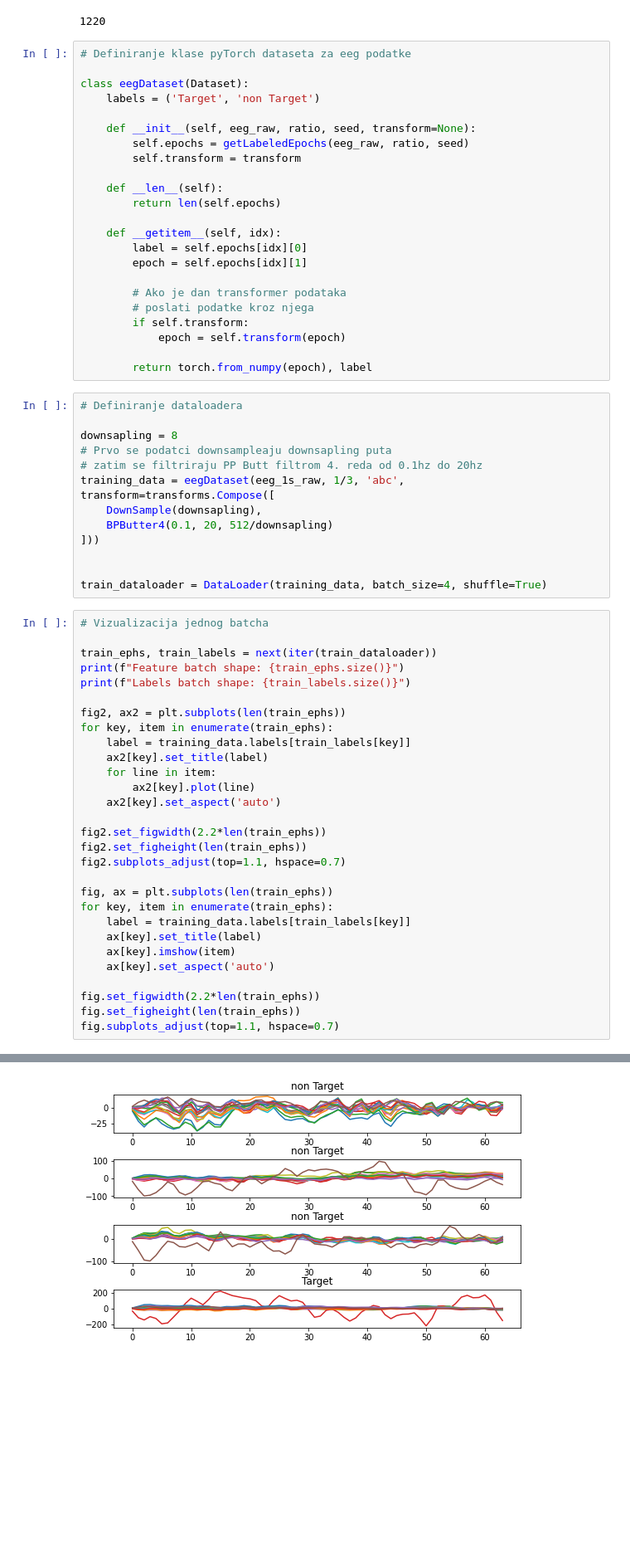
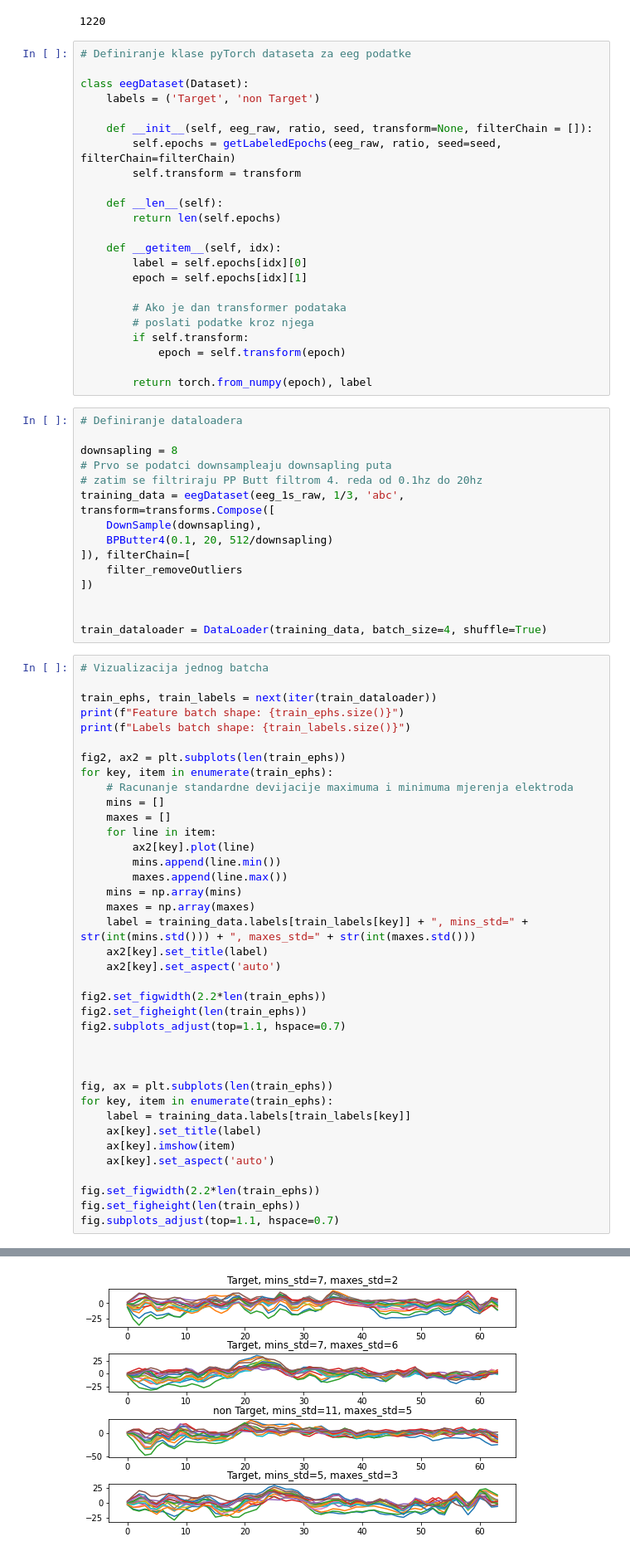
Before and after one commit to Rlesjak/instrumentacija_eeg_nn, a Jupyter notebook: loadData.ipynb, the cells around one changed output, grey strips where cells are left out. Shown: that part at 83% size. Cells and saved outputs as stored; diff of their text form; blank space fills up the shorter version.

Commit message:
micanje outliera standardnom devijacijom maksimuma i minimuma mjerenja

```diff
--- a/loadData.ipynb
+++ b/loadData.ipynb
@@ -23,8 +23,8 @@ len(getLabeledEpochs(eeg_1s_raw, 1/3))
 class eegDataset(Dataset):
     labels = ('Target', 'non Target')
 
-    def __init__(self, eeg_raw, ratio, seed, transform=None):
-        self.epochs = getLabeledEpochs(eeg_raw, ratio, seed)
+    def __init__(self, eeg_raw, ratio, seed, transform=None, filterChain = []):
+        self.epochs = getLabeledEpochs(eeg_raw, ratio, seed=seed, filterChain=filterChain)
         self.transform = transform
 
     def __len__(self):
@@ -49,40 +49,51 @@ downsapling = 8
 training_data = eegDataset(eeg_1s_raw, 1/3, 'abc', transform=transforms.Compose([
     DownSample(downsapling),
     BPButter4(0.1, 20, 512/downsapling)
-]))
+]), filterChain=[
+    filter_removeOutliers
+])
 
 
 train_dataloader = DataLoader(training_data, batch_size=4, shuffle=True)
 # %%
 # Vizualizacija jednog batcha
 
 train_ephs, train_labels = next(iter(train_dataloader))
 print(f"Feature batch shape: {train_ephs.size()}")
 print(f"Labels batch shape: {train_labels.size()}")
 
 fig2, ax2 = plt.subplots(len(train_ephs))
 for key, item in enumerate(train_ephs):
-    label = training_data.labels[train_labels[key]]
-    ax2[key].set_title(label)
+    # Racunanje standardne devijacije maximuma i minimuma mjerenja elektroda
+    mins = []
+    maxes = []
     for line in item:
         ax2[key].plot(line)
+        mins.append(line.min())
+        maxes.append(line.max())
+    mins = np.array(mins)
+    maxes = np.array(maxes)
+    label = training_data.labels[train_labels[key]] + ", mins_std=" + str(int(mins.std())) + ", maxes_std=" + str(int(maxes.std()))
+    ax2[key].set_title(label)
     ax2[key].set_aspect('auto')
 
 fig2.set_figwidth(2.2*len(train_ephs))
 fig2.set_figheight(len(train_ephs))
 fig2.subplots_adjust(top=1.1, hspace=0.7)
+
+
 
 fig, ax = plt.subplots(len(train_ephs))
 for key, item in enumerate(train_ephs):
     label = training_data.labels[train_labels[key]]
     ax[key].set_title(label)
     ax[key].imshow(item)
     ax[key].set_aspect('auto')
 
 fig.set_figwidth(2.2*len(train_ephs))
 fig.set_figheight(len(train_ephs))
 fig.subplots_adjust(top=1.1, hspace=0.7)
 # %% [output]
 Feature batch shape: torch.Size([4, 16, 64])
 Labels batch shape: torch.Size([4])
-[figure, old version]
+[figure, new version]
```
Also changed, not shown: parts of 2 cells of this notebook, 1 other file.
